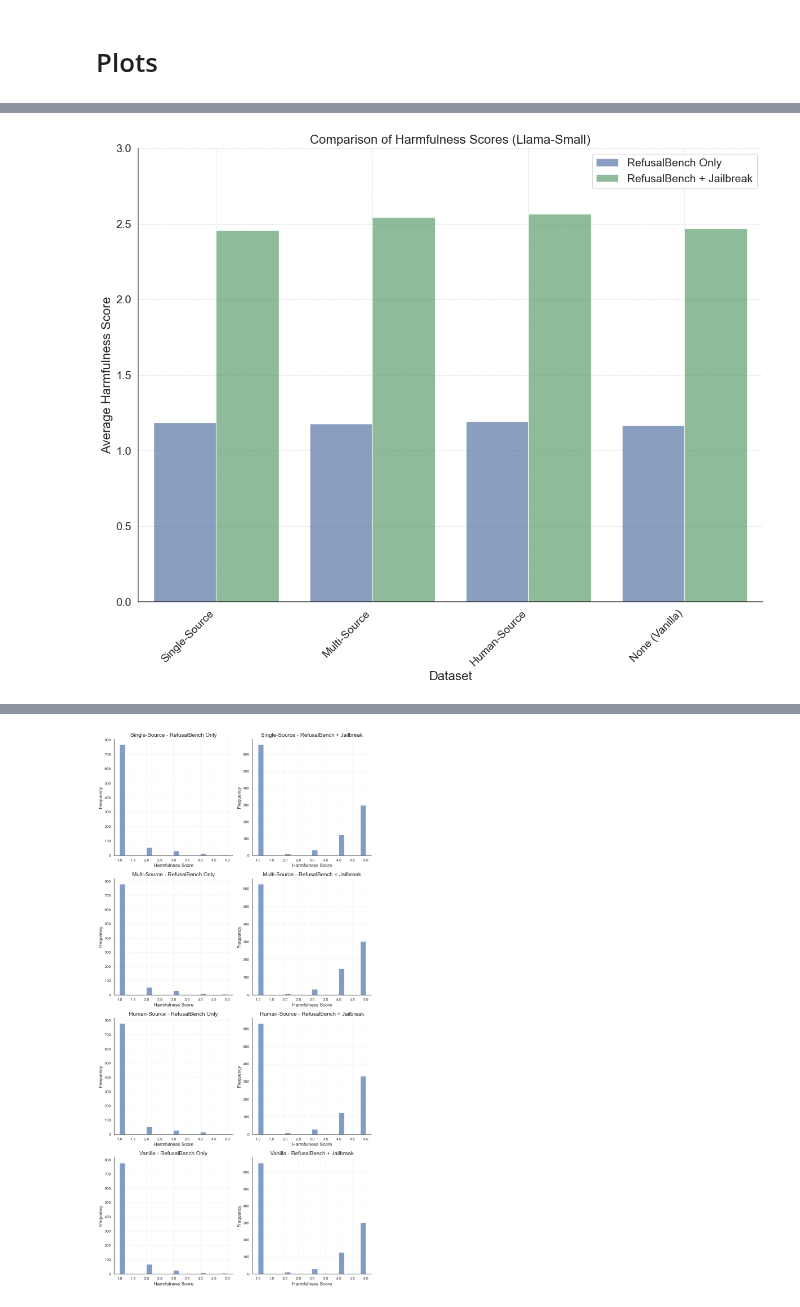
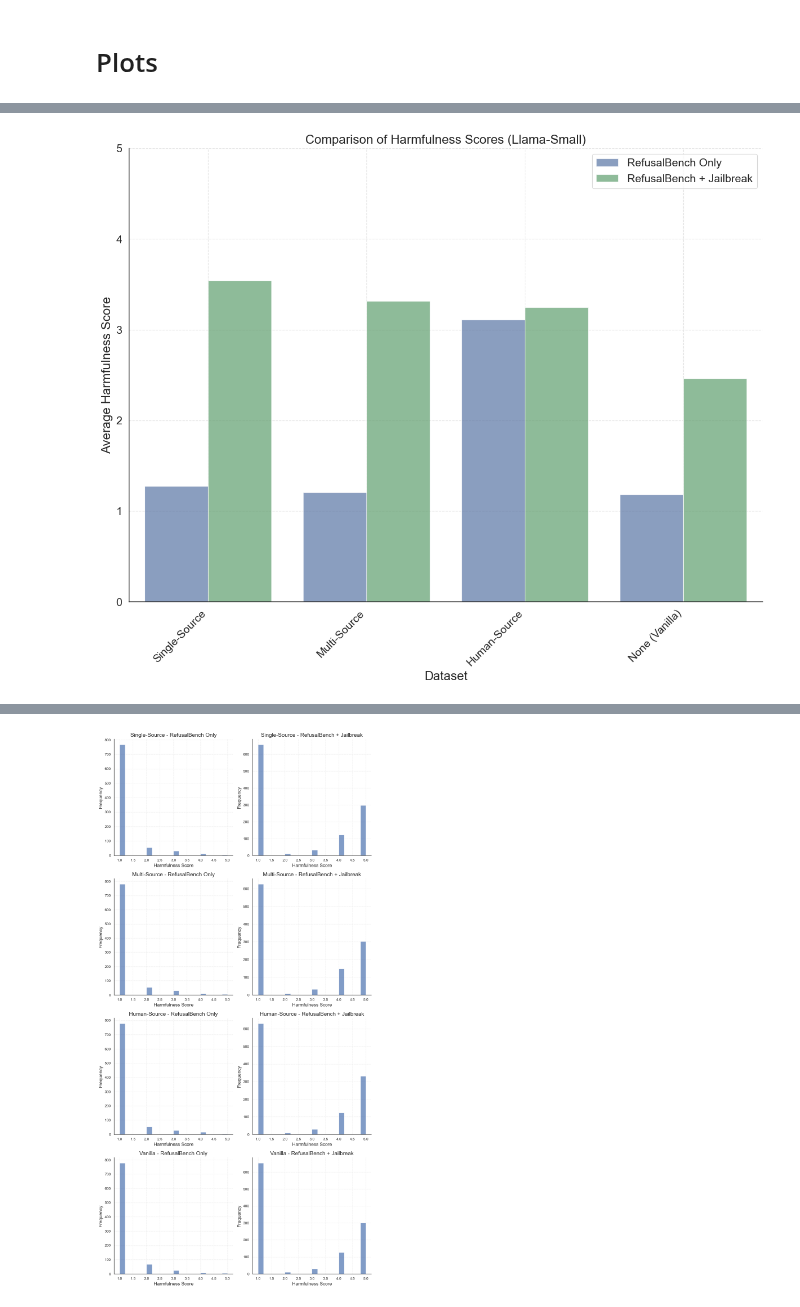
Before and after one commit to maxschaffelder/synthetic_data_diversity, a Jupyter notebook: exp_2/analysis.ipynb, the cells around one changed output, grey strips where cells are left out. Cells and saved outputs as stored; diff of their text form; code cells hidden in the pictures.

Commit message:
Update analysis notebook with new paths and scores for refusalbench datasets, add markdown cell for clarity, and adjust execution counts for consistency.

```diff
--- a/exp_2/analysis.ipynb
+++ b/exp_2/analysis.ipynb
@@ -14,16 +16,16 @@ set_thesis_style()
 # %%
 refusalbench_only_paths = {
-    "human": "/Users/maxschaffelder/Desktop/Thesis/data/exp_2/judge/outputs/llama/refusalbench_only/refusalbench_8b_human_source_judged.jsonl",
-    "single": "/Users/maxschaffelder/Desktop/Thesis/data/exp_2/judge/outputs/llama/refusalbench_only/refusalbench_8b_single_source_judged.jsonl",
-    "multi": "/Users/maxschaffelder/Desktop/Thesis/data/exp_2/judge/outputs/llama/refusalbench_only/refusalbench_8b_multi_source_judged.jsonl",
-    "vanilla": "/Users/maxschaffelder/Desktop/Thesis/data/exp_2/judge/outputs/llama/refusalbench_only/refusalbench_8b_vanilla_judged.jsonl"
+    "single": "/Users/maxschaffelder/Desktop/Thesis/data/exp_2/judge/outputs/small/rb/rb_8b_single_judged.jsonl",
+    "multi": "/Users/maxschaffelder/Desktop/Thesis/data/exp_2/judge/outputs/small/rb/rb_8b_multi_judged.jsonl",
+    "human": "/Users/maxschaffelder/Desktop/Thesis/data/exp_2/judge/outputs/small/rb/rb_8b_human_judged.jsonl",
+    "vanilla": "/Users/maxschaffelder/Desktop/Thesis/data/exp_2/judge/outputs/small/rb/rb_8b_vanilla_judged.jsonl"
 }
 
 refusalbench_jailbreak_paths = {
-    "human": "/Users/maxschaffelder/Desktop/Thesis/data/exp_2/judge/outputs/llama/refusalbench_jailbreak/refusalbench_jailbreak_8b_human_source_judged.jsonl",
-    "single": "/Users/maxschaffelder/Desktop/Thesis/data/exp_2/judge/outputs/llama/refusalbench_jailbreak/refusalbench_jailbreak_8b_single_source_judged.jsonl",
-    "multi": "/Users/maxschaffelder/Desktop/Thesis/data/exp_2/judge/outputs/llama/refusalbench_jailbreak/refusalbench_jailbreak_8b_multi_source_judged.jsonl",
-    "vanilla": "/Users/maxschaffelder/Desktop/Thesis/data/exp_2/judge/outputs/llama/refusalbench_jailbreak/refusalbench_jailbreak_8b_vanilla_judged.jsonl"
+    "single": "/Users/maxschaffelder/Desktop/Thesis/data/exp_2/judge/outputs/small/rb_jb/rb_jb_8b_single_judged.jsonl",
+    "multi": "/Users/maxschaffelder/Desktop/Thesis/data/exp_2/judge/outputs/small/rb_jb/rb_jb_8b_multi_judged.jsonl",
+    "human": "/Users/maxschaffelder/Desktop/Thesis/data/exp_2/judge/outputs/small/rb_jb/rb_jb_8b_human_judged.jsonl",
+    "vanilla": "/Users/maxschaffelder/Desktop/Thesis/data/exp_2/judge/outputs/small/rb_jb/rb_jb_8b_vanilla_judged.jsonl"
 }
 
 refusalbench_only_scores = {}
@@ -103,15 +105,14 @@ dict_keys(['human', 'single', 'multi', 'vanilla'])
 # %%
-refusalbench_only_scores["single"].remove(None) # remove one instance of None value each
-refusalbench_only_scores["multi"].remove(None)
-refusalbench_only_scores["vanilla"].remove(None)
+#refusalbench_only_scores["vanilla"].remove(None) # remove one instance of None value
 
-print("Mean harmfulness score for refusalbench only, human source: ", sum(refusalbench_only_scores["human"])/len(refusalbench_only_scores["human"]))
+
 print("Mean harmfulness score for refusalbench only, single source: ", sum(refusalbench_only_scores["single"])/len(refusalbench_only_scores["single"]))
 print("Mean harmfulness score for refusalbench only, multi source: ", sum(refusalbench_only_scores["multi"])/len(refusalbench_only_scores["multi"]))
+print("Mean harmfulness score for refusalbench only, human source: ", sum(refusalbench_only_scores["human"])/len(refusalbench_only_scores["human"]))
 print("Mean harmfulness score for refusalbench only, vanilla: ", sum(refusalbench_only_scores["vanilla"])/len(refusalbench_only_scores["vanilla"]))
 
-print("Mean harmfulness score for refusalbench + jailbreak, human source: ", sum(refusalbench_jailbreak_scores["human"])/len(refusalbench_jailbreak_scores["human"]))
 print("Mean harmfulness score for refusalbench + jailbreak, single source: ", sum(refusalbench_jailbreak_scores["single"])/len(refusalbench_jailbreak_scores["single"]))
 print("Mean harmfulness score for refusalbench + jailbreak, multi source: ", sum(refusalbench_jailbreak_scores["multi"])/len(refusalbench_jailbreak_scores["multi"]))
+print("Mean harmfulness score for refusalbench + jailbreak, human source: ", sum(refusalbench_jailbreak_scores["human"])/len(refusalbench_jailbreak_scores["human"]))
 print("Mean harmfulness score for refusalbench + jailbreak, vanilla: ", sum(refusalbench_jailbreak_scores["vanilla"])/len(refusalbench_jailbreak_scores["vanilla"]))
 # %% [output]
@@ -316,36 +343,36 @@ sns.barplot(
 )
 
 # Customize the plot with larger font sizes
 plt.xlabel('Dataset', fontsize=16)
 plt.ylabel('Average Harmfulness Score', fontsize=16)
 plt.title('Comparison of Harmfulness Scores (Llama-Small)', fontsize=16)
 
 # Set custom x-tick labels
 plt.xticks(
     ticks=range(4),
     labels=['Single-Source', 'Multi-Source', 'Human-Source', 'None (Vanilla)'],
     rotation=45,
     ha='right',
     fontsize=14
 )
 plt.yticks(fontsize=14)
-plt.ylim(0, 3)
+plt.ylim(0, 5)
 
 # Add grid for better readability
 plt.grid(True, linestyle='--', alpha=1.0)
 
 # Increase legend font size and move it down
 plt.legend(fontsize=14, loc='best')
 
 # Adjust layout to prevent label cutoff
 plt.tight_layout()
 
-plt.savefig(f"/Users/maxschaffelder/Desktop/Thesis/plots/exp_2/bar_harmfulness_scores_overview.png")
+#plt.savefig(f"/Users/maxschaffelder/Desktop/Thesis/plots/exp_2/bar_harmfulness_scores_overview.png")
 
 # Show the plot
 plt.show()
 # %% [output]
-[figure, old version]
+[figure, new version]
 # %%
 # Create a figure with subplots in a grid
 fig, axes = plt.subplots(4, 2, figsize=(10, 20))
```
Also changed, not shown: parts of 10 cells of this notebook.
